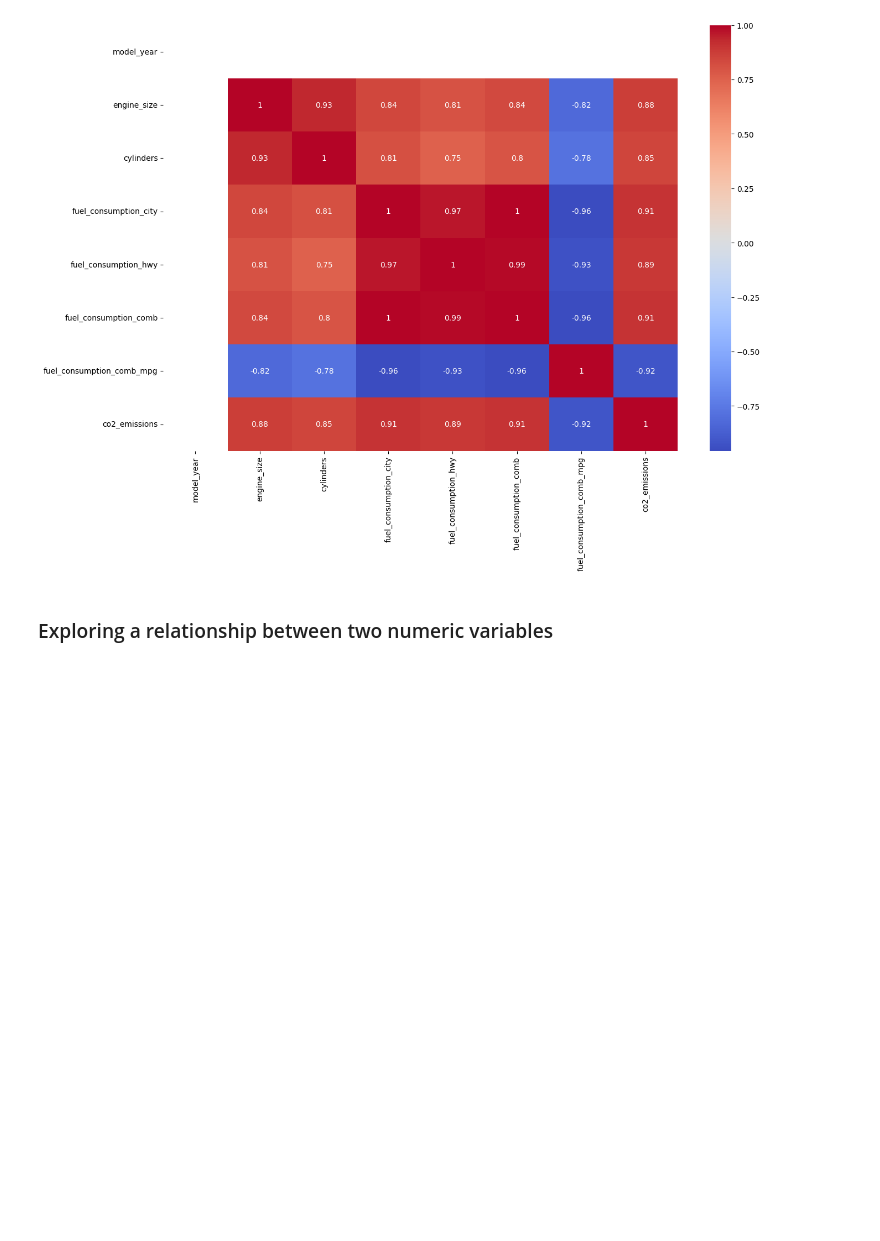
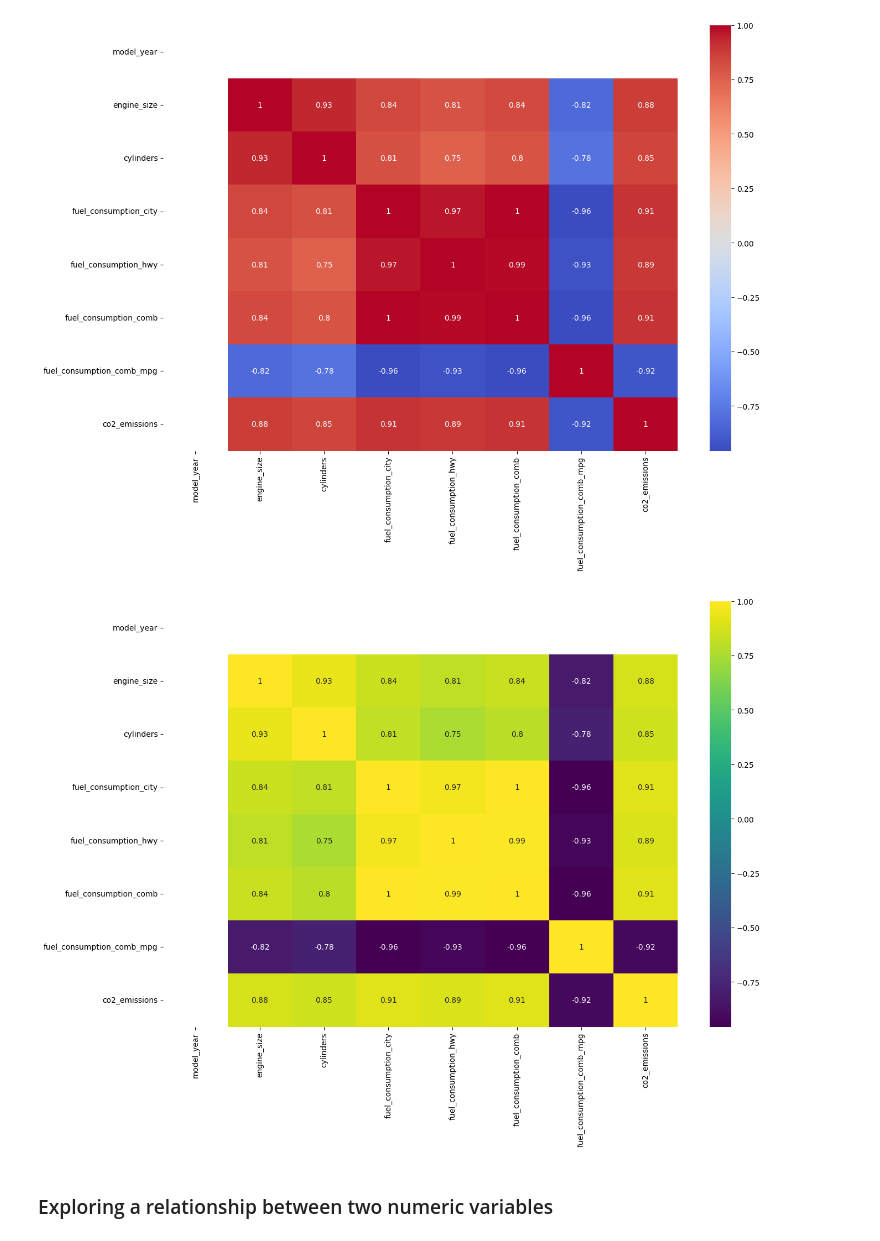
Before and after one commit to Cemputus/DSC1101-Data_Analysis_projects, a Jupyter notebook: fuel.ipynb, the cells around one changed output. Saved outputs shown, nothing was run; the diff lists cells and outputs as text; code cells hidden in the pictures; blank space fills up the shorter version.

```diff
--- a/fuel.ipynb
+++ b/fuel.ipynb
@@ -558,6 +558,18 @@ sns.heatmap(corr_matrix, annot=True, cmap="coolwarm")
 plt.show()
 # %% [output]
 [figure]
+# %%
+#Generate a heat map
+# Set the plot size
+plt.figure(figsize=(15, 10))
+
+# Generate the heatmap
+sns.heatmap(corr_matrix, annot=True, cmap="viridis")
+
+# Display the plot
+plt.show()
+# %% [output]
+[figure, added]
 # %% [markdown]
 ### Exploring a relationship between two numeric variables
 # %%
```
